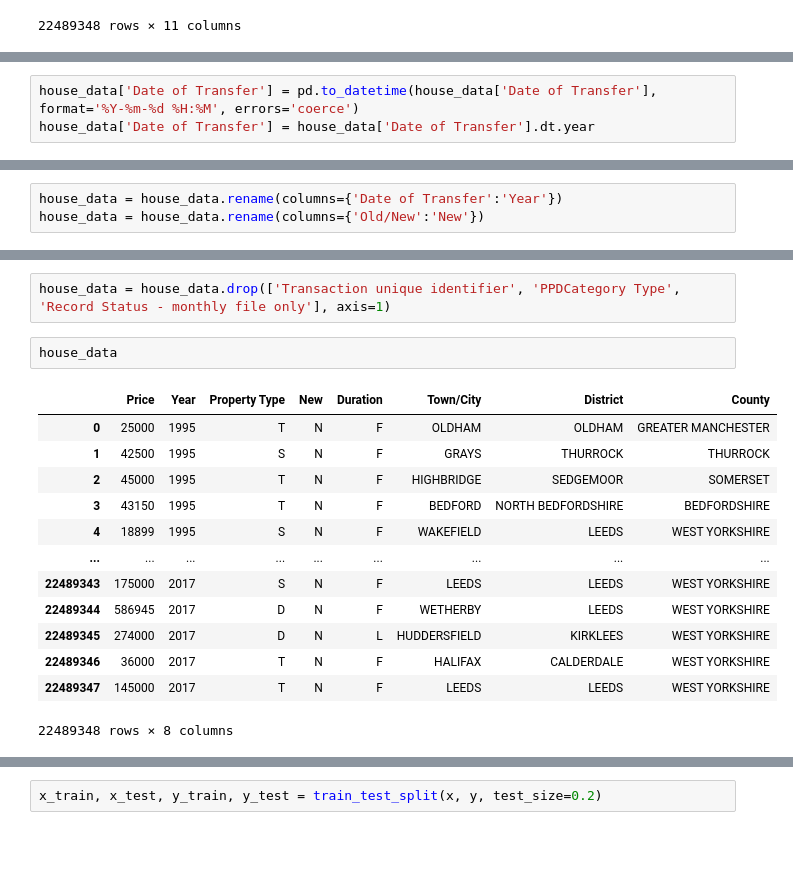
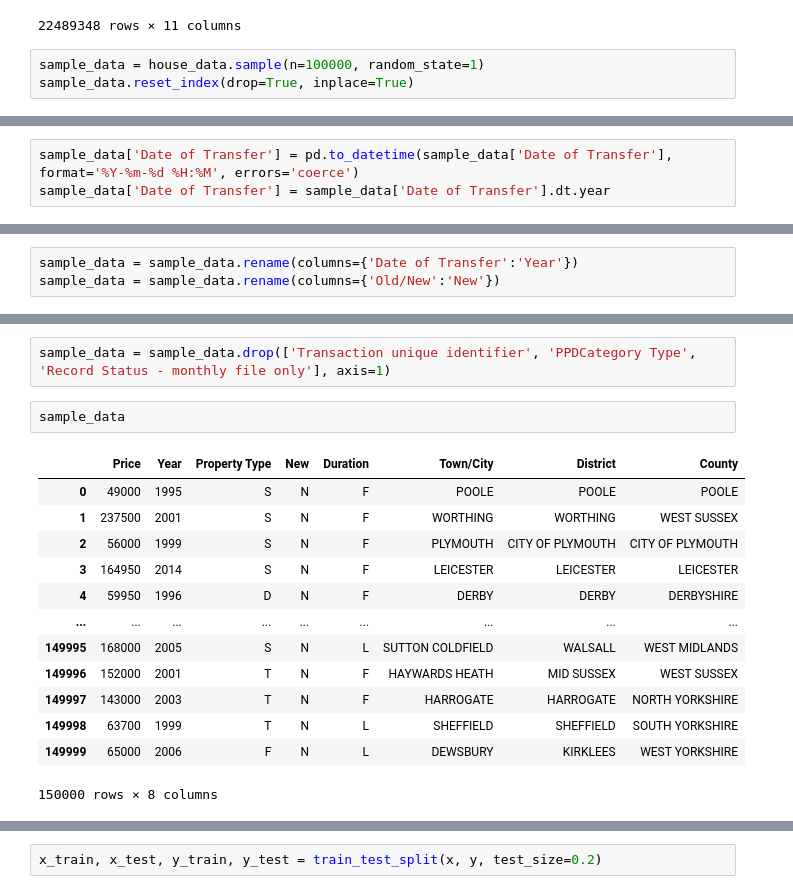
Before and after one commit to PEIQIPIG-1/House_Price_Prediction, a Jupyter notebook: UK_ML/UK_ML.ipynb, the cells around one changed output, grey strips where cells are left out. Saved outputs shown, nothing was run; the diff lists cells and outputs as text; blank space fills up the shorter version.

```diff
--- a/UK_ML/UK_ML.ipynb
+++ b/UK_ML/UK_ML.ipynb
@@ -21,4 +21,7 @@ house_data
 | 22489346 | {4C4EE000-291D-1854-E050-A8C06305... | 36000 | 2017-02-22 00:00 | T | N | F | HALIFAX | ... |
 | 22489347 | {4C4EE000-291E-1854-E050-A8C06305... | 145000 | 2017-03-03 00:00 | T | N | F | LEEDS | ... |
 22489348 rows × 11 columns
+# %%
+sample_data = house_data.sample(n=100000, random_state=1)
+sample_data.reset_index(drop=True, inplace=True)
 # %%
@@ -45,4 +48,4 @@ memory usage: 1.8+ GB
 # %%
-house_data['Date of Transfer'] = pd.to_datetime(house_data['Date of Transfer'], format='%Y-%m-%d %H:%M', errors='coerce')
-house_data['Date of Transfer'] = house_data['Date of Transfer'].dt.year
+sample_data['Date of Transfer'] = pd.to_datetime(sample_data['Date of Transfer'], format='%Y-%m-%d %H:%M', errors='coerce')
+sample_data['Date of Transfer'] = sample_data['Date of Transfer'].dt.year
 # %%
@@ -64,4 +67,4 @@ house_data
 # %%
-house_data = house_data.rename(columns={'Date of Transfer':'Year'})
-house_data = house_data.rename(columns={'Old/New':'New'})
+sample_data = sample_data.rename(columns={'Date of Transfer':'Year'})
+sample_data = sample_data.rename(columns={'Old/New':'New'})
 # %%
@@ -83,20 +86,20 @@ house_data
 # %%
-house_data = house_data.drop(['Transaction unique identifier', 'PPDCategory Type', 'Record Status - monthly file only'], axis=1)
+sample_data = sample_data.drop(['Transaction unique identifier', 'PPDCategory Type', 'Record Status - monthly file only'], axis=1)
 # %%
-house_data
+sample_data
 # %% [output]
 |  | Price | Year | Property Type | New | Duration | Town/City | District | County |
-| 0 | 25000 | 1995 | T | N | F | OLDHAM | OLDHAM | GREATER MANCHESTER |
-| 1 | 42500 | 1995 | S | N | F | GRAYS | THURROCK | THURROCK |
-| 2 | 45000 | 1995 | T | N | F | HIGHBRIDGE | SEDGEMOOR | SOMERSET |
-| 3 | 43150 | 1995 | T | N | F | BEDFORD | NORTH BEDFORDSHIRE | BEDFORDSHIRE |
-| 4 | 18899 | 1995 | S | N | F | WAKEFIELD | LEEDS | WEST YORKSHIRE |
+| 0 | 49000 | 1995 | S | N | F | POOLE | POOLE | POOLE |
+| 1 | 237500 | 2001 | S | N | F | WORTHING | WORTHING | WEST SUSSEX |
+| 2 | 56000 | 1999 | S | N | F | PLYMOUTH | CITY OF PLYMOUTH | CITY OF PLYMOUTH |
+| 3 | 164950 | 2014 | S | N | F | LEICESTER | LEICESTER | LEICESTER |
+| 4 | 59950 | 1996 | D | N | F | DERBY | DERBY | DERBYSHIRE |
 | ... | ... | ... | ... | ... | ... | ... | ... | ... |
-| 22489343 | 175000 | 2017 | S | N | F | LEEDS | LEEDS | WEST YORKSHIRE |
-| 22489344 | 586945 | 2017 | D | N | F | WETHERBY | LEEDS | WEST YORKSHIRE |
-| 22489345 | 274000 | 2017 | D | N | L | HUDDERSFIELD | KIRKLEES | WEST YORKSHIRE |
-| 22489346 | 36000 | 2017 | T | N | F | HALIFAX | CALDERDALE | WEST YORKSHIRE |
-| 22489347 | 145000 | 2017 | T | N | F | LEEDS | LEEDS | WEST YORKSHIRE |
+| 149995 | 168000 | 2005 | S | N | L | SUTTON COLDFIELD | WALSALL | WEST MIDLANDS |
+| 149996 | 152000 | 2001 | T | N | F | HAYWARDS HEATH | MID SUSSEX | WEST SUSSEX |
+| 149997 | 143000 | 2003 | T | N | F | HARROGATE | HARROGATE | NORTH YORKSHIRE |
+| 149998 | 63700 | 1999 | T | N | L | SHEFFIELD | SHEFFIELD | SOUTH YORKSHIRE |
+| 149999 | 65000 | 2006 | F | N | L | DEWSBURY | KIRKLEES | WEST YORKSHIRE |
-22489348 rows × 8 columns
+150000 rows × 8 columns
 # %%
 # Replace the abbreviation for Property Type
```
Also changed, not shown: parts of 19 cells of this notebook.
